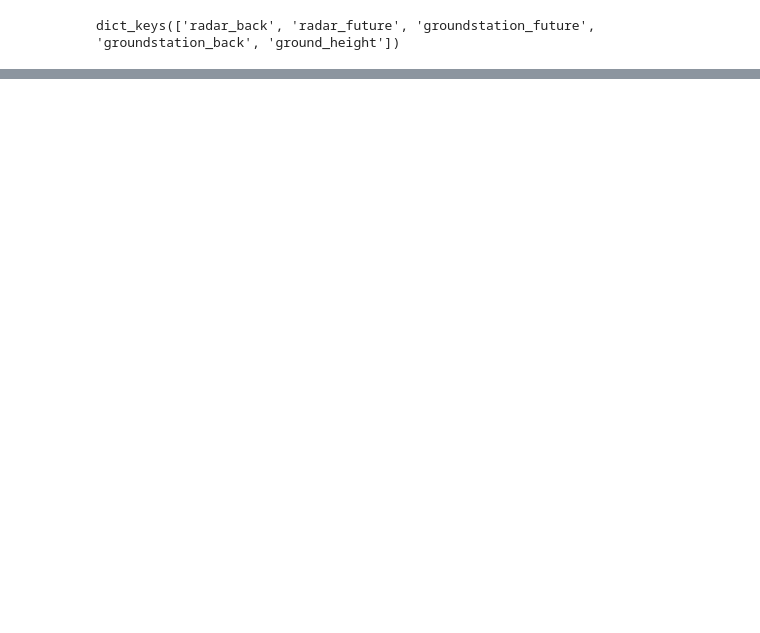
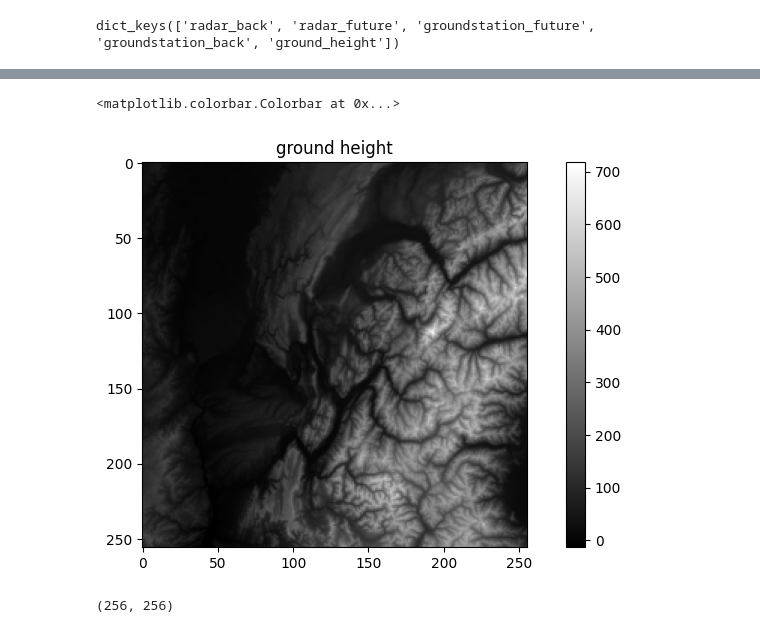
Before and after one commit to meteolibre-dev/meteolibre_dataset, a Jupyter notebook: scripts/visualization_data.ipynb, the cells around one changed output, grey strips where cells are left out. Cells and saved outputs as stored; diff of their text form; code cells hidden in the pictures; blank space fills up the shorter version.

```diff
--- a/scripts/visualization_data.ipynb
+++ b/scripts/visualization_data.ipynb
@@ -141,0 +160,15 @@ for i in range(radar_back.shape[0]):
+# %%
+radar_future = data['ground_height'] * 60
+
+# we plot the radar_future and the radar_future
+plt.figure(figsize=(10, 5))
+plt.imshow(radar_future, cmap='gray')
+plt.title('ground height')
+plt.colorbar()
+# %% [output]
+<matplotlib.colorbar.Colorbar at 0x...>
+[figure, added]
+# %%
+radar_future.shape
+# %% [output]
+(256, 256)
```
Also changed, not shown: parts of 7 cells of this notebook, 3 other files.
